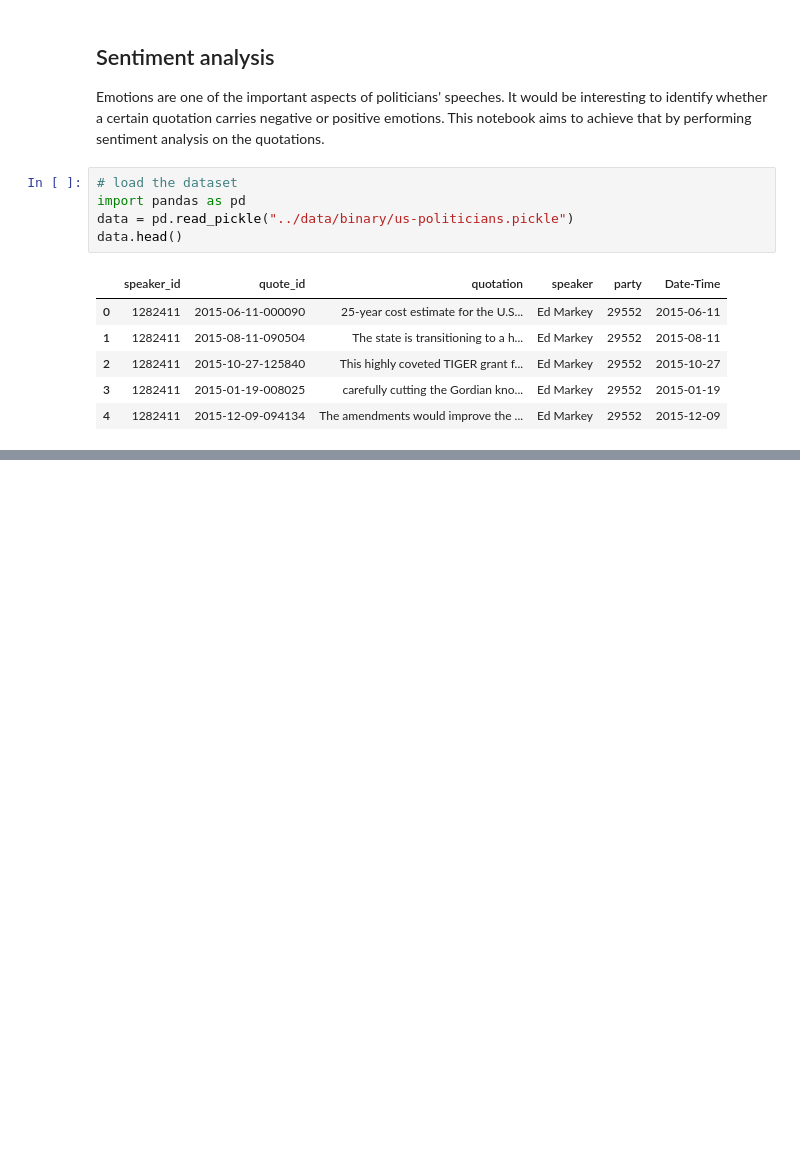
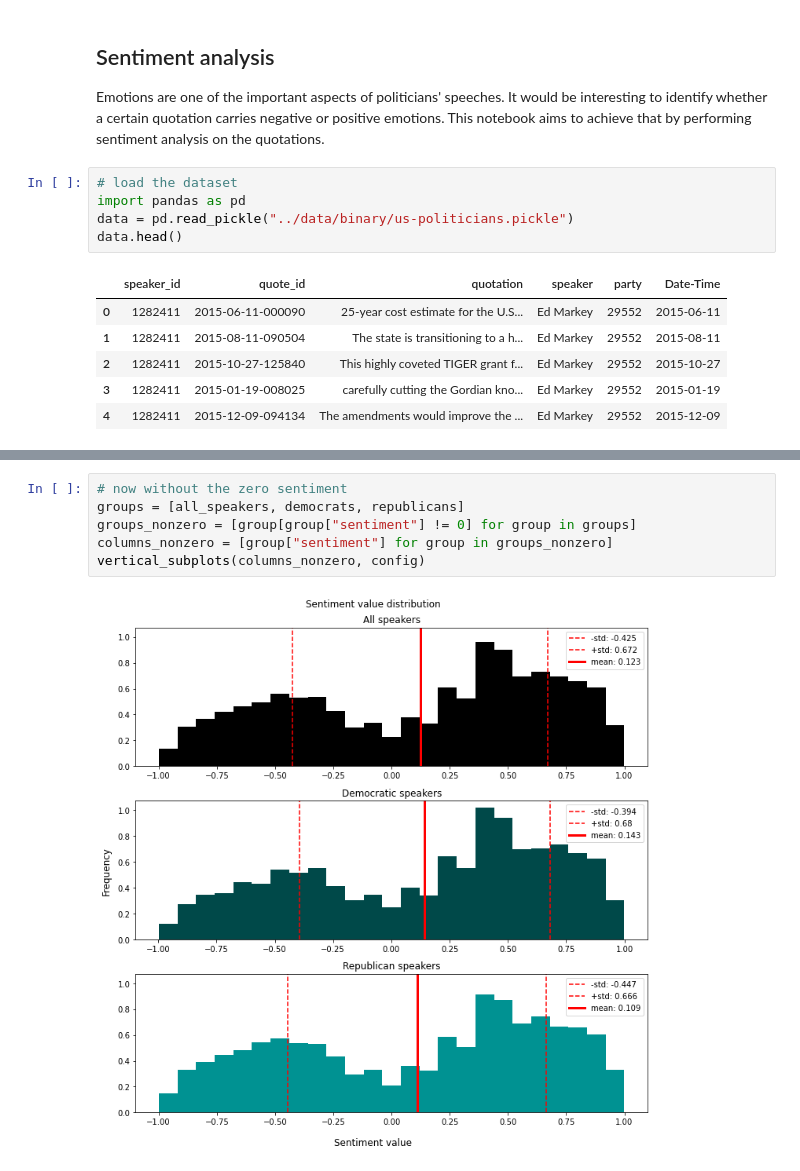
Before and after one commit to cndesabbata/Political-affiliation-predictor-from-quotes, a Jupyter notebook: src/sentiment_analysis.ipynb, the cells around one changed output, grey strips where cells are left out. Saved outputs shown, nothing was run; the diff lists cells and outputs as text; blank space fills up the shorter version.

```diff
--- a/src/sentiment_analysis.ipynb
+++ b/src/sentiment_analysis.ipynb
@@ -19,0 +93,8 @@ democrats =
+# %%
+# now without the zero sentiment
+groups = [all_speakers, democrats, republicans]
+groups_nonzero = [group[group["sentiment"] != 0] for group in groups]
+columns_nonzero = [group["sentiment"] for group in groups_nonzero]
+vertical_subplots(columns_nonzero, config)
+# %% [output]
+[figure, added]
```
Also changed, not shown: parts of 5 cells of this notebook.
